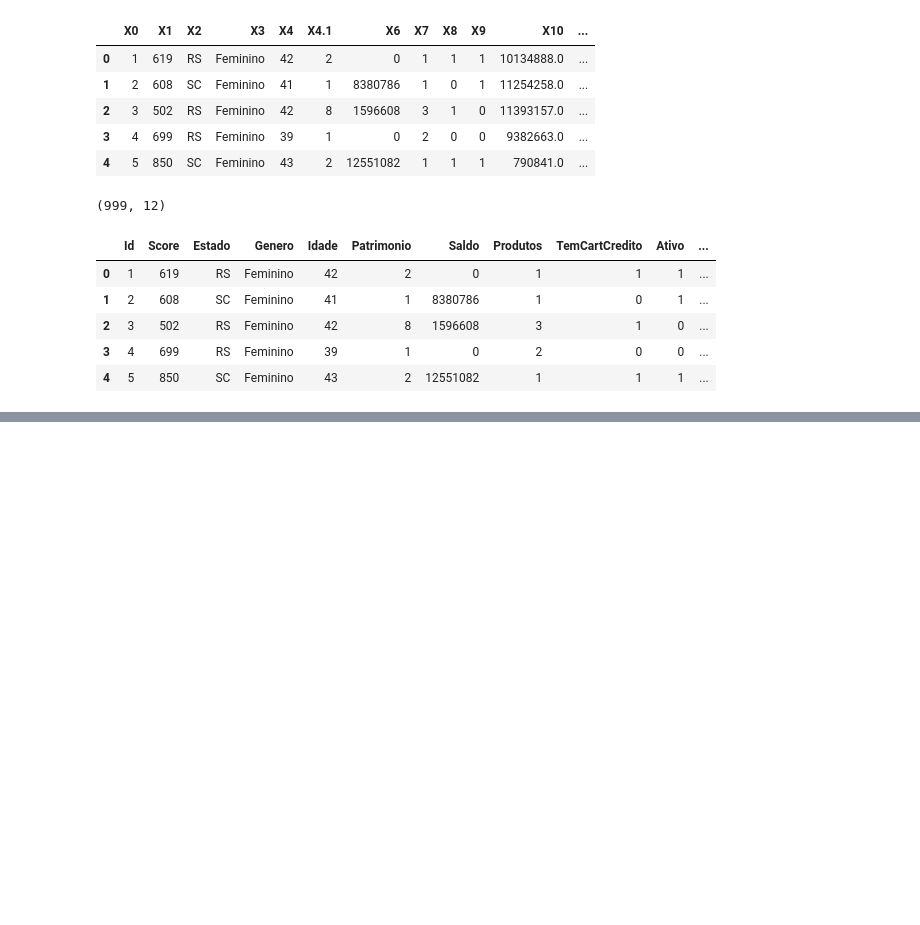
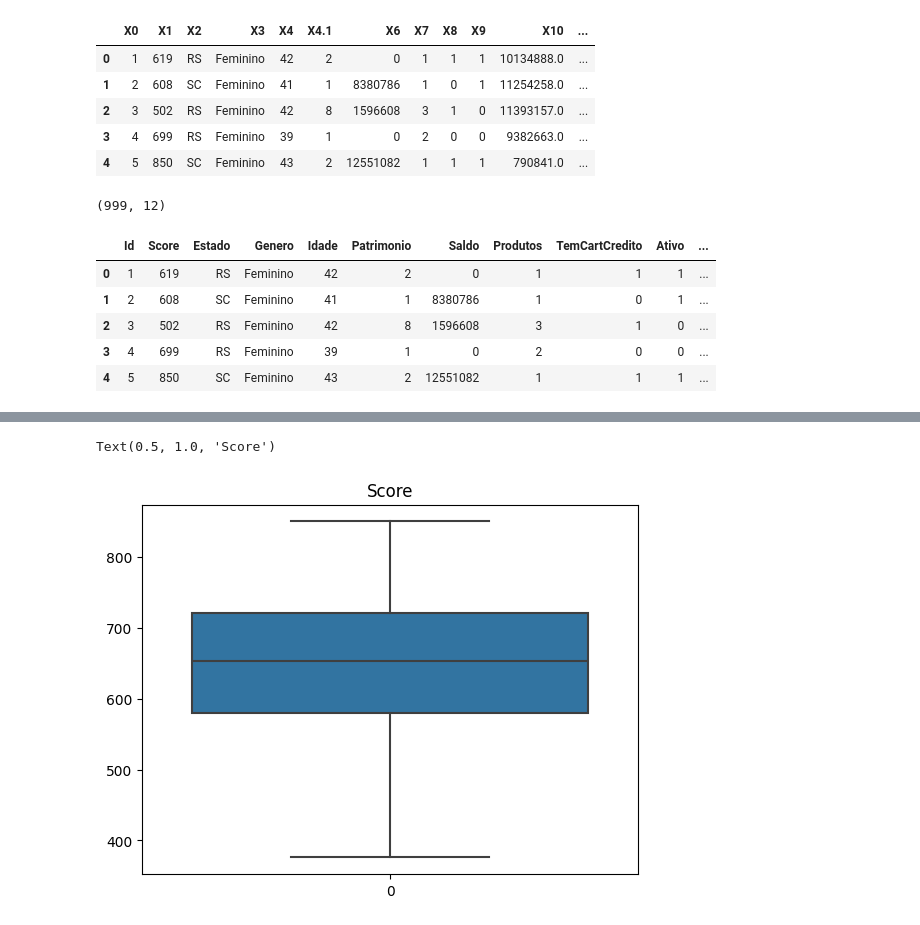
Before and after one commit to Rafaelse6/py-data-cleaning, a Jupyter notebook: data-cleaning/data-cleaning.ipynb, the cells around one changed output, grey strips where cells are left out. Saved outputs shown, nothing was run; the diff lists cells and outputs as text; code cells hidden in the pictures; blank space fills up the shorter version.

```diff
--- a/data-cleaning/data-cleaning.ipynb
+++ b/data-cleaning/data-cleaning.ipynb
@@ -34,0 +85,5 @@ dataset.head()
+# %%
+srn.boxplot(dataset['Score']).set_title('Score')
+# %% [output]
+Text(0.5, 1.0, 'Score')
+[figure, added]
```
Also changed, not shown: parts of 16 cells of this notebook.
